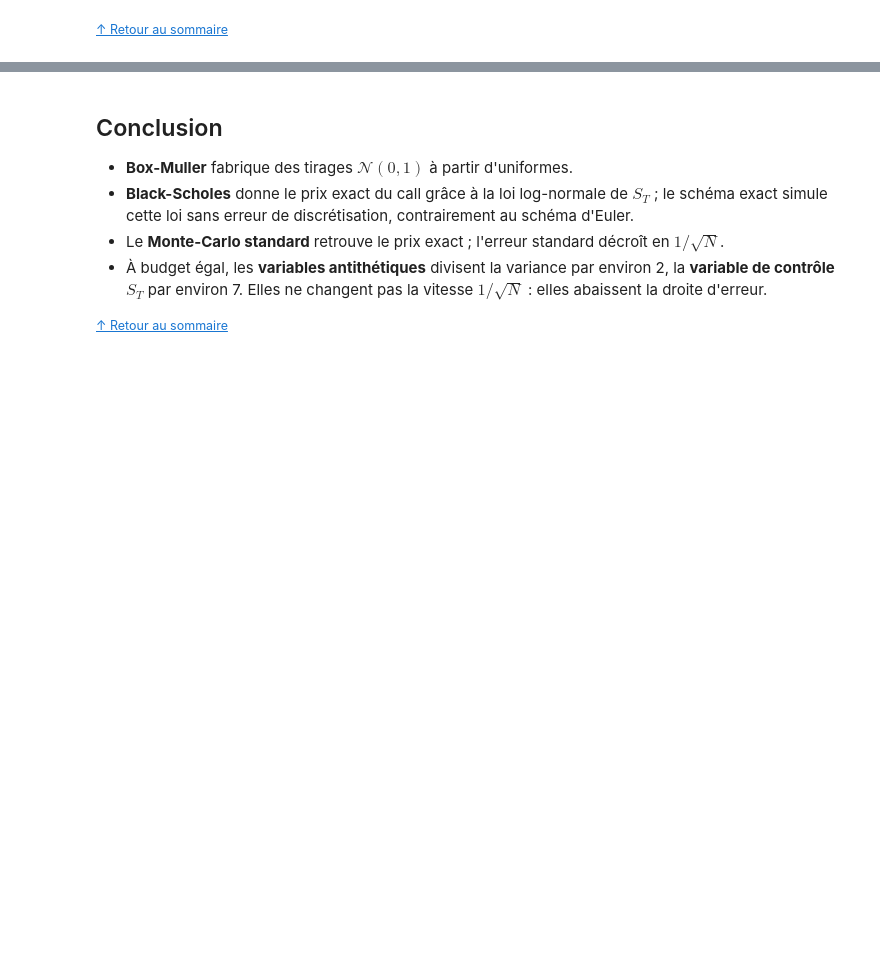
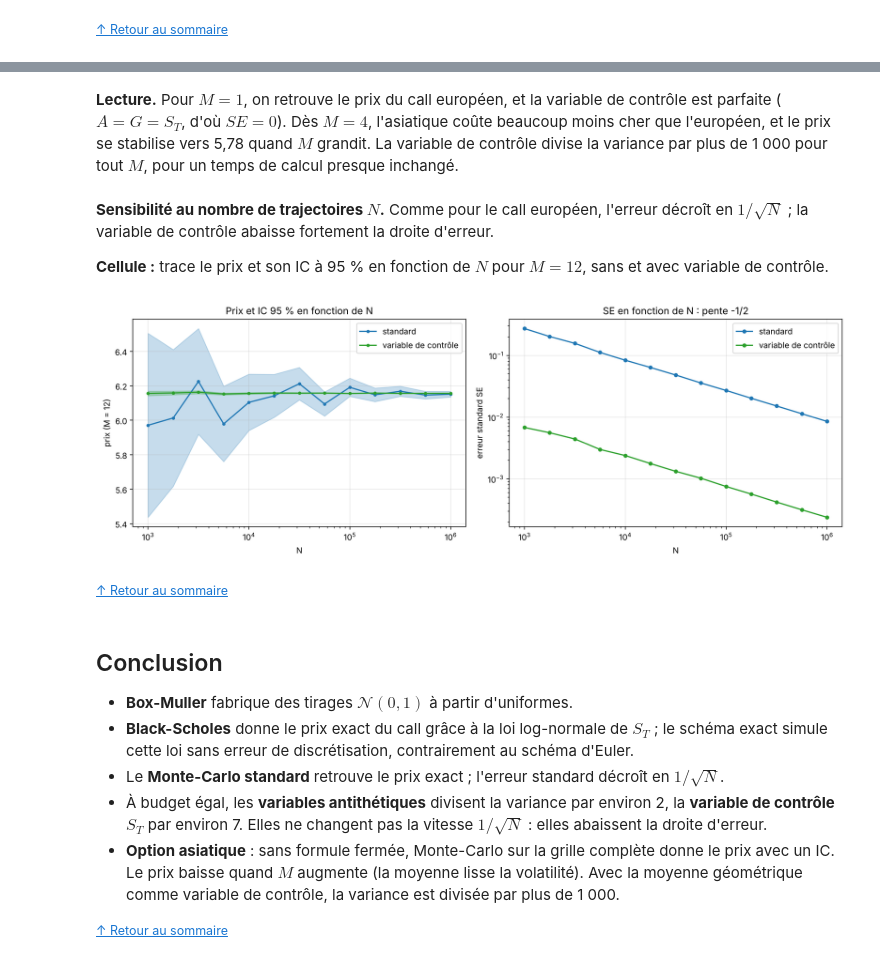
Before and after one commit to daliabidi03/Monte-Carlo, a Jupyter notebook: Projet_MonteCarlo_Call.ipynb, the cells around one changed output, grey strips where cells are left out. Saved outputs shown, nothing was run; the diff lists cells and outputs as text; code cells hidden in the pictures; blank space fills up the shorter version.

```diff
--- a/Projet_MonteCarlo_Call.ipynb
+++ b/Projet_MonteCarlo_Call.ipynb
@@ -520,3 +631,31 @@ enregistrer("fig_courbe_gain")
+# %% [markdown]
+**Lecture.** Pour $M = 1$, on retrouve le prix du call européen, et la variable de contrôle est parfaite ($A = G = S_T$, d'où $SE = 0$). Dès $M = 4$, l'asiatique coûte beaucoup moins cher que l'européen, et le prix se stabilise vers 5,78 quand $M$ grandit. La variable de contrôle divise la variance par plus de 1 000 pour tout $M$, pour un temps de calcul presque inchangé.
+# %% [markdown]
+**Sensibilité au nombre de trajectoires $N$.** Comme pour le call européen, l'erreur décroît en $1/\sqrt N$ ; la variable de contrôle abaisse fortement la droite d'erreur.
+
+**Cellule :** trace le prix et son IC à 95 % en fonction de $N$ pour $M = 12$, sans et avec variable de contrôle.
+# %%
+rng = generateur(103)
+liste_N = np.unique(np.logspace(3, 6, 13).astype(int))
+resultats = [mc_asiatique(n, 12, rng) for n in liste_N]
+
+fig, ax = plt.subplots(1, 2, figsize=(13, 4.6))
+for nom, etiquette, couleur in [("standard", "standard", "C0"), ("controle", "variable de contrôle", "C2")]:
+    p = np.array([res[nom][0] for res in resultats])
+    s = np.array([res[nom][1] for res in resultats])
+    ax[0].fill_between(liste_N, p - Z95*s, p + Z95*s, color=couleur, alpha=0.25)
+    ax[0].plot(liste_N, p, "o-", ms=3, color=couleur, label=etiquette)
+    ax[1].loglog(liste_N, s, "o-", ms=4, color=couleur, label=etiquette)
+ax[0].set_xscale("log"); ax[0].set_xlabel("N"); ax[0].set_ylabel("prix (M = 12)")
+ax[0].set_title("Prix et IC 95 % en fonction de N")
+ax[1].set_xlabel("N"); ax[1].set_ylabel("erreur standard SE"); ax[1].set_title("SE en fonction de N : pente -1/2")
+for a in ax: a.legend(); a.grid(alpha=0.3)
+plt.tight_layout()
+enregistrer("fig_asiatique_N")
+# %% [output]
+[figure, added]
+# %% [markdown]
+<small>[↑ Retour au sommaire](#sommaire)</small>
 # %% [markdown]
 <a id="partie-C"></a>
 ## Conclusion
@@ -525,5 +664,6 @@ enregistrer("fig_courbe_gain")
 - **Black-Scholes** donne le prix exact du call grâce à la loi log-normale de $S_T$ ; le schéma exact simule cette loi sans erreur de discrétisation, contrairement au schéma d'Euler.
 - Le **Monte-Carlo standard** retrouve le prix exact ; l'erreur standard décroît en $1/\sqrt N$.
 - À budget égal, les **variables antithétiques** divisent la variance par environ 2, la **variable de contrôle** $S_T$ par environ 7. Elles ne changent pas la vitesse $1/\sqrt N$ : elles abaissent la droite d'erreur.
+- **Option asiatique** : sans formule fermée, Monte-Carlo sur la grille complète donne le prix avec un IC. Le prix baisse quand $M$ augmente (la moyenne lisse la volatilité). Avec la moyenne géométrique comme variable de contrôle, la variance est divisée par plus de 1 000.
 
 <small>[↑ Retour au sommaire](#sommaire)</small>
```
Also changed, not shown: parts of 10 cells of this notebook, 5 other files.
